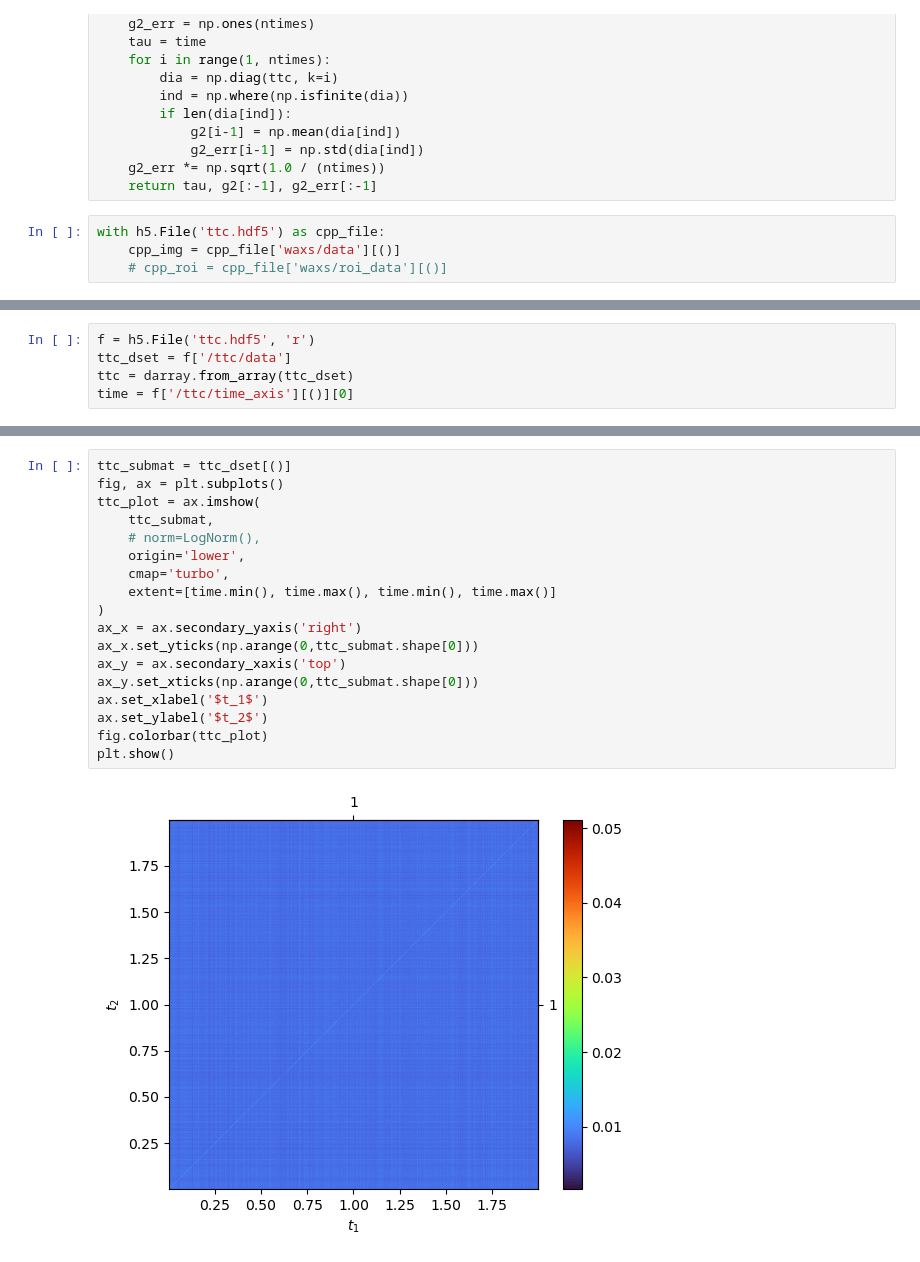
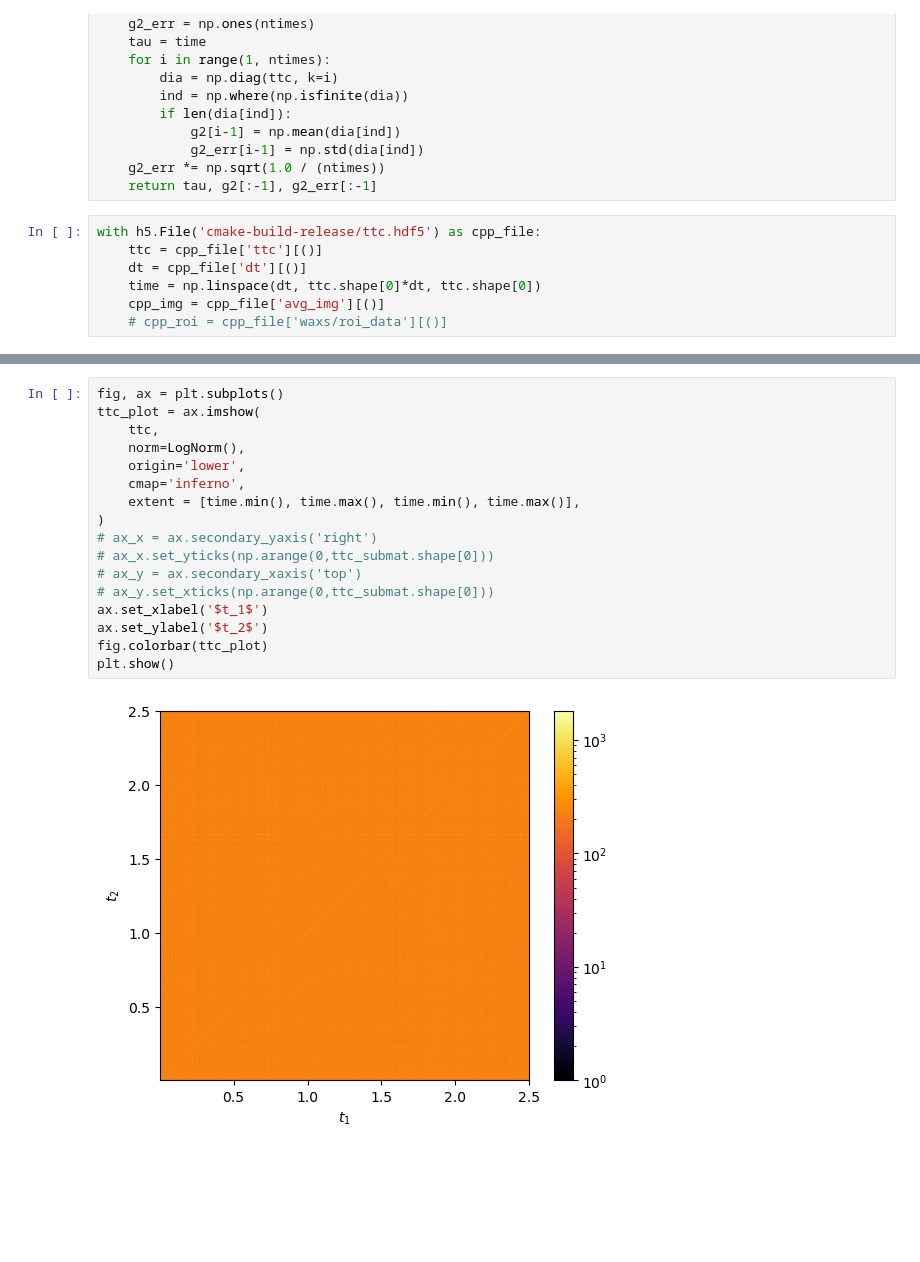
Before and after one commit to JAndronis/xpcs_analysis_cpp, a Jupyter notebook: analysis.ipynb, the cells around one changed output, grey strips where cells are left out. Cells and saved outputs as stored; diff of their text form; blank space fills up the shorter version.

```diff
--- a/analysis.ipynb
+++ b/analysis.ipynb
@@ -36,6 +162,9 @@ def ttc_to_g2(ttc, time=None):
     g2_err *= np.sqrt(1.0 / (ntimes))
     return tau, g2[:-1], g2_err[:-1]
 # %%
-with h5.File('ttc.hdf5') as cpp_file:
-    cpp_img = cpp_file['waxs/data'][()]
+with h5.File('cmake-build-release/ttc.hdf5') as cpp_file:
+    ttc = cpp_file['ttc'][()]
+    dt = cpp_file['dt'][()]
+    time = np.linspace(dt, ttc.shape[0]*dt, ttc.shape[0])
+    cpp_img = cpp_file['avg_img'][()]
     # cpp_roi = cpp_file['waxs/roi_data'][()]
@@ -56,5 +185,0 @@ plt.imshow(original_image, norm=LogNorm())
-# %%
-f = h5.File('ttc.hdf5', 'r')
-ttc_dset = f['/ttc/data']
-ttc = darray.from_array(ttc_dset)
-time = f['/ttc/time_axis'][()][0]
@@ -61,21 +266,20 @@ time = f['/ttc/time_axis'][()][0]
 # %%
-ttc_submat = ttc_dset[()]
 fig, ax = plt.subplots()
 ttc_plot = ax.imshow(
-    ttc_submat,
-    # norm=LogNorm(),
+    ttc,
+    norm=LogNorm(),
     origin='lower',
-    cmap='turbo',
-    extent=[time.min(), time.max(), time.min(), time.max()]
+    cmap='inferno',
+    extent = [time.min(), time.max(), time.min(), time.max()],
 )
-ax_x = ax.secondary_yaxis('right')
-ax_x.set_yticks(np.arange(0,ttc_submat.shape[0]))
-ax_y = ax.secondary_xaxis('top')
-ax_y.set_xticks(np.arange(0,ttc_submat.shape[0]))
+# ax_x = ax.secondary_yaxis('right')
+# ax_x.set_yticks(np.arange(0,ttc_submat.shape[0]))
+# ax_y = ax.secondary_xaxis('top')
+# ax_y.set_xticks(np.arange(0,ttc_submat.shape[0]))
 ax.set_xlabel('$t_1$')
 ax.set_ylabel('$t_2$')
 fig.colorbar(ttc_plot)
 plt.show()
 # %% [output]
-[figure, old version]
+[figure, new version]
 # %%
```
Also changed, not shown: parts of 17 cells of this notebook, 5 other files.
